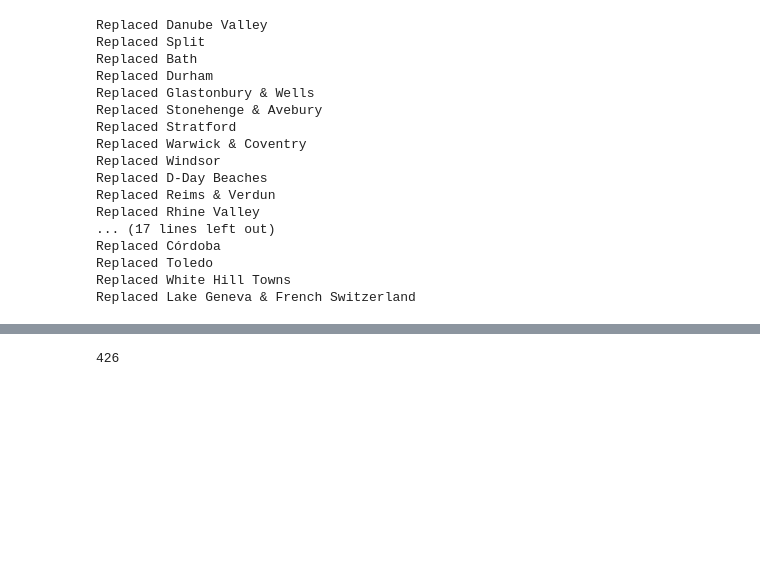
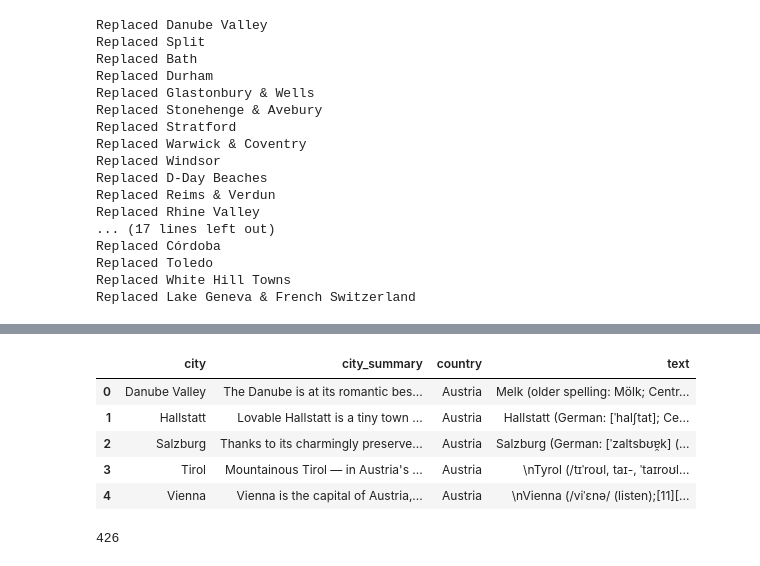
Before and after one commit to kayschulz/travel_destination_recommendation, a Jupyter notebook: data_preparation.ipynb, the cells around one changed output, grey strips where cells are left out. Cells and saved outputs as stored; diff of their text form; code cells hidden in the pictures; blank space fills up the shorter version.

```diff
--- a/data_preparation.ipynb
+++ b/data_preparation.ipynb
@@ -183,6 +190,15 @@ Replaced Lake Geneva & French Switzerland
 # %%
 #pickle.dump(combined_descriptions_df, open('data/combined_cities.pkl', 'wb'))
 combined_descriptions_df = pickle.load(open('data/combined_cities.pkl', 'rb'))
+# %%
+combined_descriptions_df.head()
+# %% [output]
+|  | city | city_summary | country | text |
+| 0 | Danube Valley | The Danube is at its romantic bes... | Austria | Melk (older spelling: Mölk; Centr... |
+| 1 | Hallstatt | Lovable Hallstatt is a tiny town ... | Austria | Hallstatt (German: [ˈhalʃtat]; Ce... |
+| 2 | Salzburg | Thanks to its charmingly preserve... | Austria | Salzburg (German: [ˈzaltsbʊɐ̯k] (... |
+| 3 | Tirol | Mountainous Tirol — in Austria's ... | Austria | \nTyrol (/tɪˈroʊl, taɪ-, ˈtaɪroʊl... |
+| 4 | Vienna | Vienna is the capital of Austria,... | Austria | \nVienna (/viˈɛnə/ (listen);[11][... |
 # %%
 processed_countries = list(combined_descriptions_df['city_summary'].map(preprocess))
 processed_countries.extend(list(combined_descriptions_df['text'].map(preprocess)))
```
Also changed, not shown: parts of 1 cell of this notebook, 4 other files.
